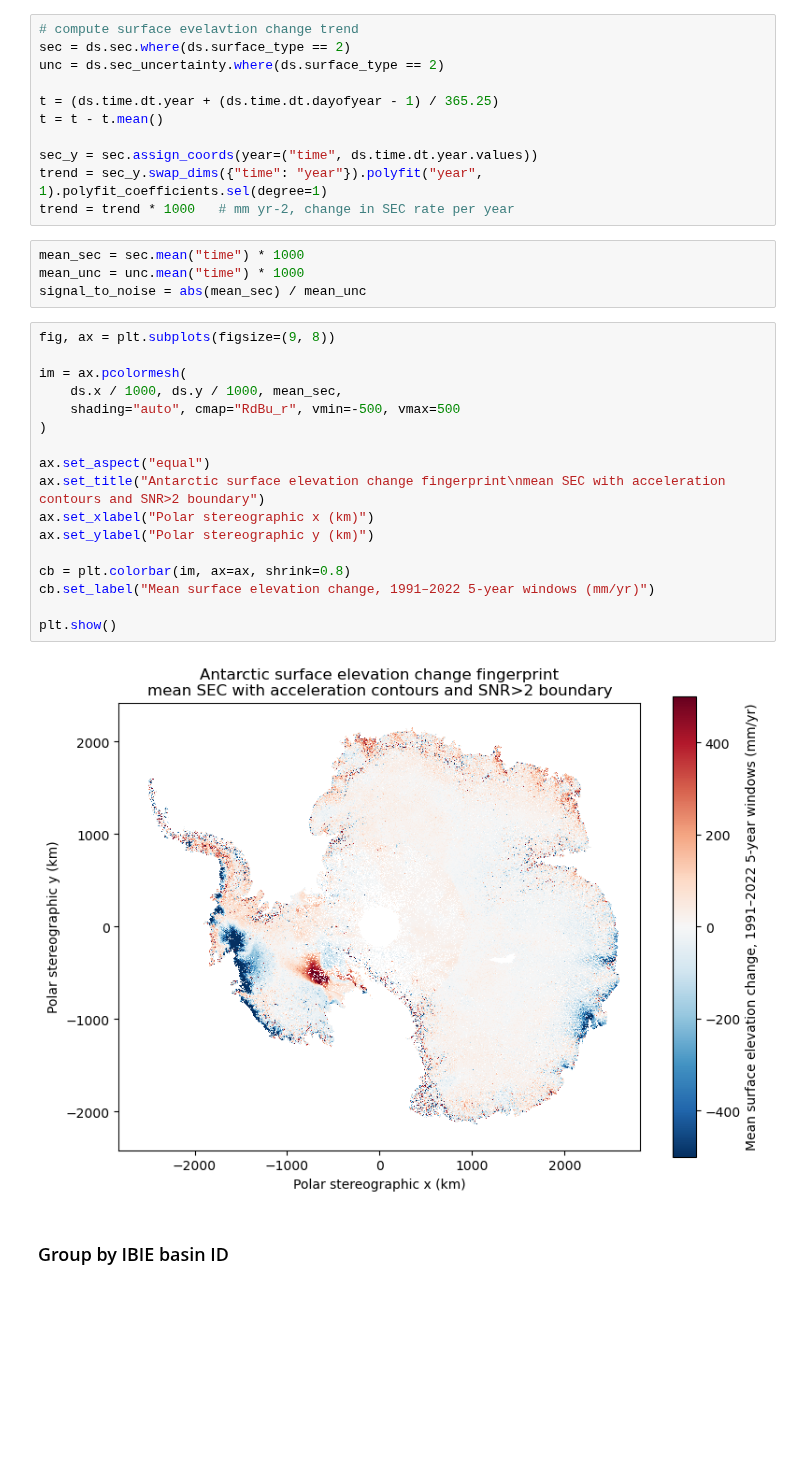
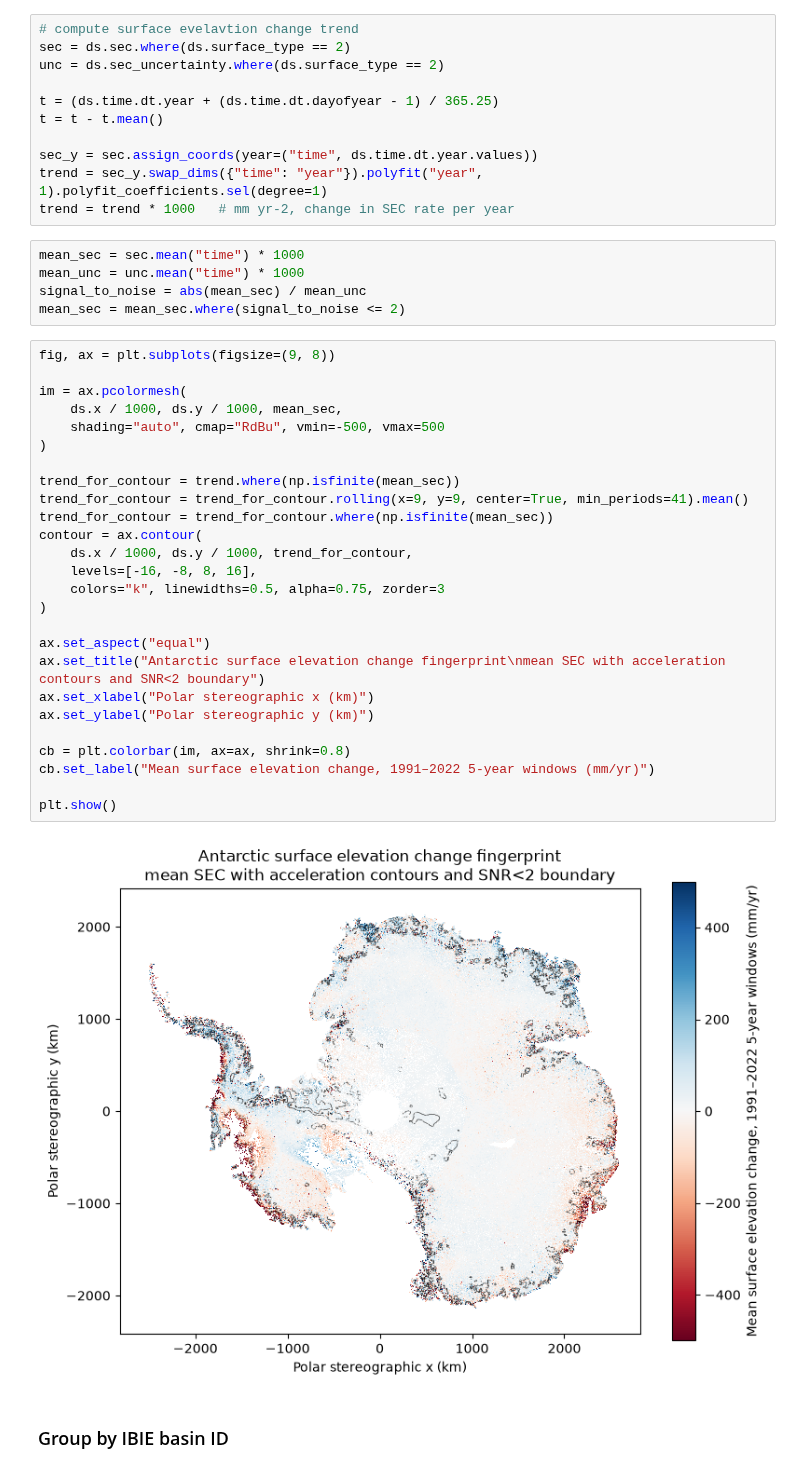
Before and after one commit to ESA-EarthCODE/polar_hackathon, a Jupyter notebook: 1_Datasets/sec/access.ipynb, the cells around one changed output. Saved outputs shown, nothing was run; the diff lists cells and outputs as text; blank space fills up the shorter version.

Commit message:
updating sec plot

```diff
--- a/1_Datasets/sec/access.ipynb
+++ b/1_Datasets/sec/access.ipynb
@@ -53,25 +53,35 @@ trend = trend * 1000   # mm yr-2, change in SEC rate per year
 mean_sec = sec.mean("time") * 1000
 mean_unc = unc.mean("time") * 1000
 signal_to_noise = abs(mean_sec) / mean_unc
+mean_sec = mean_sec.where(signal_to_noise <= 2)
 # %%
 fig, ax = plt.subplots(figsize=(9, 8))
 
 im = ax.pcolormesh(
     ds.x / 1000, ds.y / 1000, mean_sec,
-    shading="auto", cmap="RdBu_r", vmin=-500, vmax=500
+    shading="auto", cmap="RdBu", vmin=-500, vmax=500
+)
+
+trend_for_contour = trend.where(np.isfinite(mean_sec))
+trend_for_contour = trend_for_contour.rolling(x=9, y=9, center=True, min_periods=41).mean()
+trend_for_contour = trend_for_contour.where(np.isfinite(mean_sec))
+contour = ax.contour(
+    ds.x / 1000, ds.y / 1000, trend_for_contour,
+    levels=[-16, -8, 8, 16],
+    colors="k", linewidths=0.5, alpha=0.75, zorder=3
 )
 
 ax.set_aspect("equal")
-ax.set_title("Antarctic surface elevation change fingerprint\nmean SEC with acceleration contours and SNR>2 boundary")
+ax.set_title("Antarctic surface elevation change fingerprint\nmean SEC with acceleration contours and SNR<2 boundary")
 ax.set_xlabel("Polar stereographic x (km)")
 ax.set_ylabel("Polar stereographic y (km)")
 
 cb = plt.colorbar(im, ax=ax, shrink=0.8)
 cb.set_label("Mean surface elevation change, 1991–2022 5-year windows (mm/yr)")
 
 plt.show()
 # %% [output]
-[figure, old version]
+[figure, new version]
 # %% [markdown]
 ### Group by IBIE basin ID
 # %%
```
